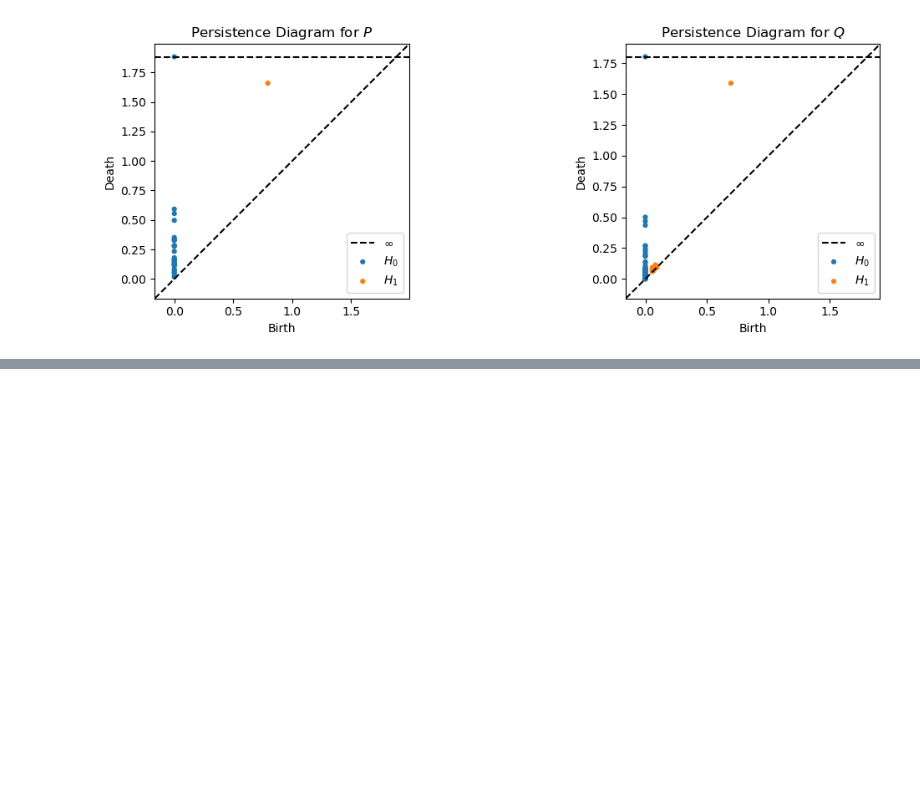
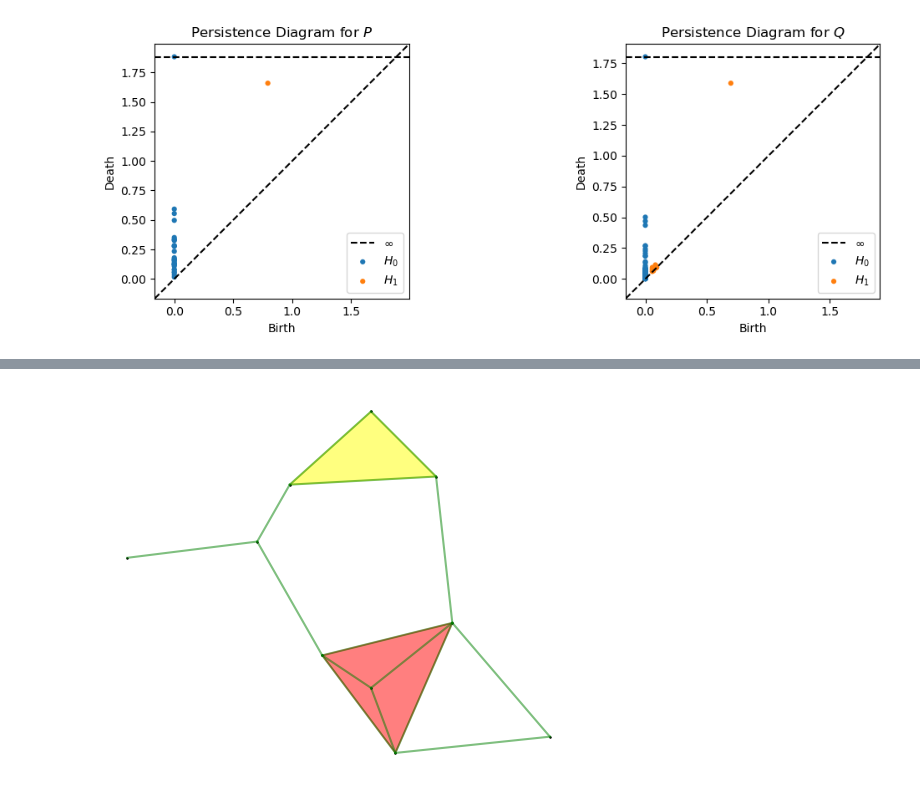
Before and after one commit to kyleormsby/math583, a Jupyter notebook: Lecture1.ipynb, the cells around one changed output, grey strips where cells are left out. Cells and saved outputs as stored; diff of their text form; code cells hidden in the pictures; blank space fills up the shorter version.

```diff
--- a/Lecture1.ipynb
+++ b/Lecture1.ipynb
@@ -99,0 +119,41 @@ plt.show()
+# %%
+# draw the associated cech complex
+
+point1 = (1, 0.45)
+point2 = (1.5, 0.9)
+point3 = (1.9, 0.5)
+point4 = (1.2,-0.6)
+point5 = (2,-0.4)
+point6 = (1.65,-1.2)
+
+plt.figure(figsize=(6, 6))
+
+vertices1 = [point1, point2, point3]
+vertices2 = [point4, point5, point6]
+
+plt.fill([v[0] for v in vertices1], [v[1] for v in vertices1], color='yellow', alpha=0.5)
+plt.fill([v[0] for v in vertices2], [v[1] for v in vertices2], color='red', alpha=0.5)
+
+
+points = np.array([(0, 0), (0.8, 0.1), (1, 0.45), (1.2, -0.6), (2, -0.4), (1.9, 0.5),
+                   (1.5, 0.9), (1.5, -0.8), (1.65, -1.2), (2.6, -1.1)])
+
+x = points[:, 0]
+y = points[:, 1]
+
+plt.scatter(x, y, color='black', label='Points', s=0.6)
+
+# Draw line segments between points when the distance between them is at most 2*r
+r = 0.5
+num_points = len(points)
+for i in range(num_points):
+    for j in range(i + 1, num_points):
+        distance = np.linalg.norm(points[i] - points[j])  # Calculate Euclidean distance
+        if distance <= 2 * r:
+            plt.plot([points[i][0], points[j][0]], [points[i][1], points[j][1]], color='green', alpha=0.5)
+
+plt.axis('off')
+plt.gca().set_aspect('equal', adjustable='box')
+plt.show()
+# %% [output]
+[figure, added]
```
Also changed, not shown: parts of 3 cells of this notebook.
